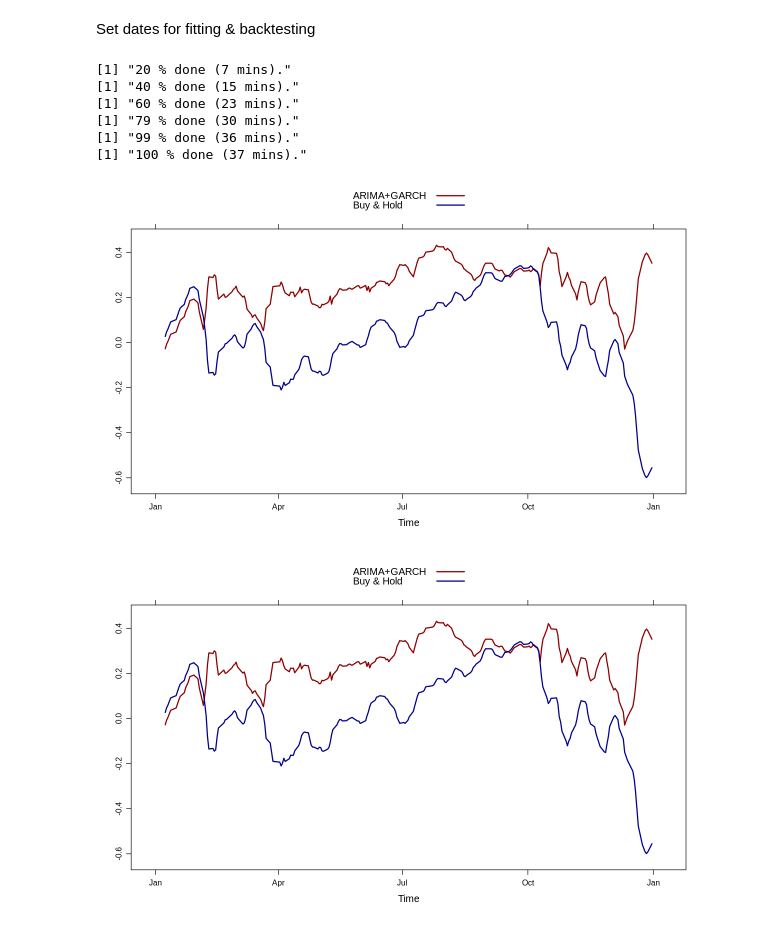
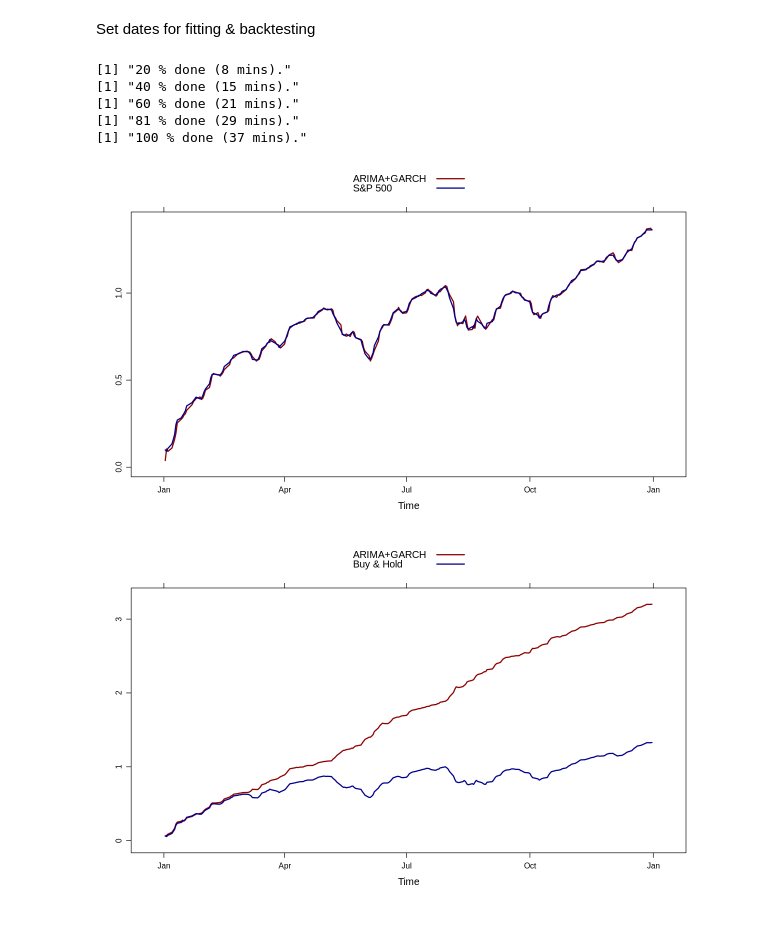
Before and after one commit to lbk209/timeseries, a Jupyter notebook: r_quantstart_arima_garch_gc.ipynb, the cells around one changed output. Saved outputs shown, nothing was run; the diff lists cells and outputs as text; code cells hidden in the pictures.

```diff
--- a/r_quantstart_arima_garch_gc.ipynb
+++ b/r_quantstart_arima_garch_gc.ipynb
@@ -553,16 +575,18 @@ foreLength <- nrow(window(ret, start=bt.start))
 l <- nrow(ret)
 ret <- ret[(l-windowLength-foreLength):l]
 # %%
-spArimaGarch <- my.backtest(ret, foreLength, windowLength, lag)
+pred <- ag.forecast(ret, foreLength, windowLength, lag)
 # %% [output]
-[1] "20 % done (7 mins)."
+[1] "20 % done (8 mins)."
 [1] "40 % done (15 mins)."
-[1] "60 % done (23 mins)."
-[1] "79 % done (30 mins)."
-[1] "99 % done (36 mins)."
+[1] "60 % done (21 mins)."
+[1] "81 % done (29 mins)."
 [1] "100 % done (37 mins)."
-# %%
-bt.plot(spArimaGarch, ret)
-# %% [output]
-[figure, removed]
-[figure, removed]
+# %%
+ag.plotvalues(pred, ret, 1)
+# %% [output]
+[figure, added]
+# %%
+ag.backtest(pred, ret, 1)
+# %% [output]
+[figure, added]
```
Also changed, not shown: parts of 12 cells of this notebook.
